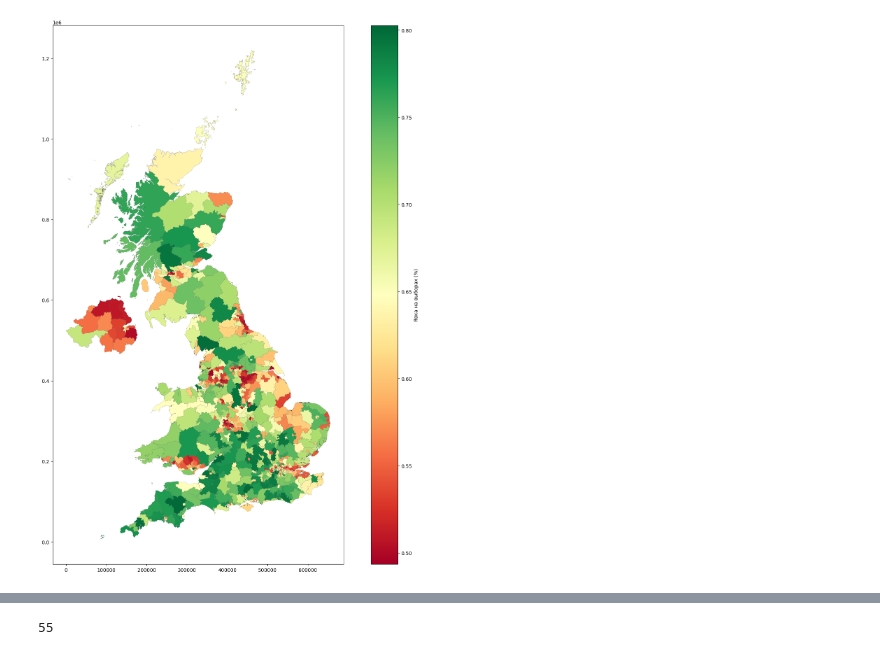
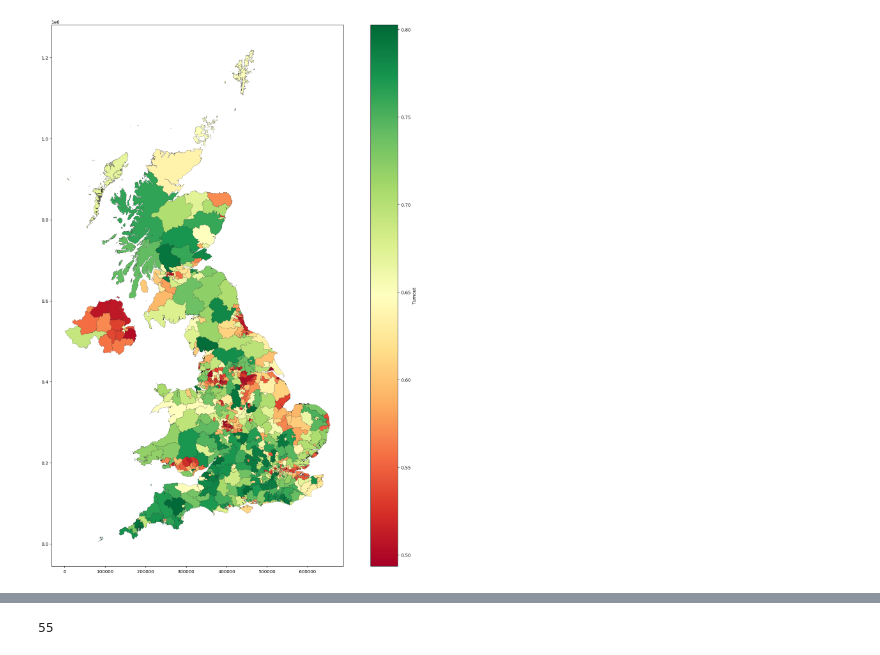
Before and after one commit to SadykovArt/StatPrak_6_sem, a Jupyter notebook: Project_group8.ipynb, the cells around one changed output, grey strips where cells are left out. Cells and saved outputs as stored; diff of their text form; code cells hidden in the pictures.

```diff
--- a/Project_group8.ipynb
+++ b/Project_group8.ipynb
@@ -57,24 +53,24 @@ plt.show()
 # %%
 import geopandas as gpd
 import matplotlib.pyplot as plt
 from matplotlib.colors import Normalize
 import matplotlib.cm as cm
 
+elections = gpd.read_file('WPC_Dec_2019.geojson')
+
 new_array = np.column_stack((df.iloc[:, 0], z_values))
 turnout = pd.DataFrame(new_array, columns=['pcon19cd', 'turnout_percentage'])
 
 merged_data = elections.merge(turnout, on='pcon19cd', how='left')
-fig, ax = plt.subplots(figsize=(20, 20))
+fig, ax = plt.subplots(figsize=(22, 22))
 
-merged_data.plot(ax=ax, column='turnout_percentage', cmap='RdYlGn', linewidth=0.1, edgecolor='0.2',figsize=(20,20))
-
-
+merged_data.plot(ax=ax, column='turnout_percentage', cmap='RdYlGn', linewidth=0.2, edgecolor='0.1',figsize=(22,22))
 norm = Normalize(vmin=merged_data['turnout_percentage'].min(), vmax=merged_data['turnout_percentage'].max())
 sm = cm.ScalarMappable(cmap='RdYlGn', norm=norm)
 sm.set_array([])
 cbar = plt.colorbar(sm, ax=ax)
 
-cbar.set_label('Явка на выборах (%)')
+cbar.set_label('Turnout')
 plt.show()
 # %% [output]
-[figure, old version]
+[figure, new version]
```
Also changed, not shown: parts of 6 cells of this notebook.
